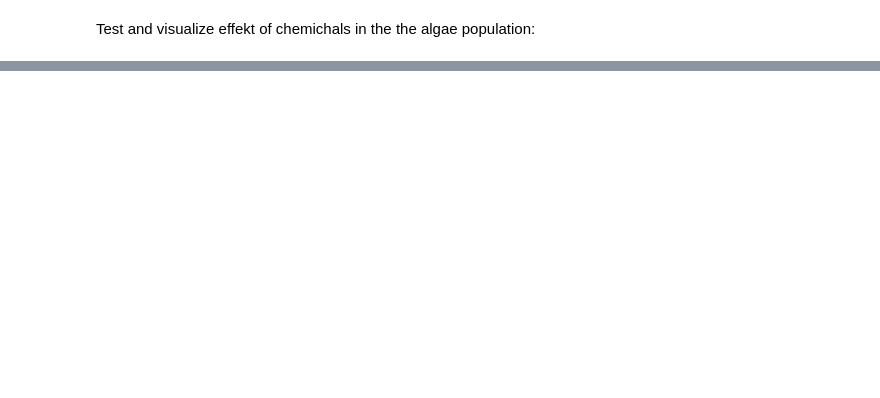
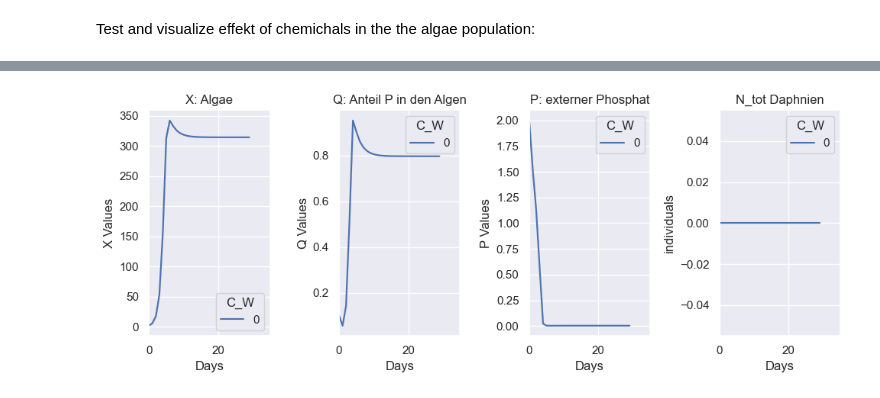
Before and after one commit to Valentin-Schwarz/mempyDEB, a Jupyter notebook: mempyDEB/DEBIBM/algea_model.ipynb, the cells around one changed output, grey strips where cells are left out. Drawn from its saved outputs; the diff is of its cells as text; code cells hidden in the pictures; blank space fills up the shorter version.

```diff
--- a/mempyDEB/DEBIBM/algea_model.ipynb
+++ b/mempyDEB/DEBIBM/algea_model.ipynb
@@ -121,0 +124,13 @@ plt.show()
+# %%
+p.glb['tspan'] = (0,30)
+p.glb['N_0'] = 0 #No Daphnia
+p.glb['data_collection_interval']=1 #in order to track shorter tie intervalls
+p.glb['Pdot_in'] = 0.4
+p.glb['tres'] = 240
+p.glb['X0'] = 2
+p.glb['Q0'] = .1
+p.glb['P0'] = 2
+p.glb['C_W'] = 0
+sim = simulate_DEBIBM(p) # runs the baseline model (a variant of DEBkiss)
+mout_constant, aout = sim
+mout_constant
@@ -121,0 +151,31 @@ plt.show()
+# %%
+fig, ax = plt.subplots(ncols = 4, figsize = (10,4))
+
+sns.lineplot(data=mout_constant, x='t_day',y='X', ax= ax[0], hue='C_W' )
+ax[0].set_title('X: Algae')
+ax[0].set_xlabel('Days')
+ax[0].set_ylabel('X Values')
+ax[0].set_xlim(0,35)
+
+sns.lineplot(data=mout_constant, x='t_day',y='Q', ax= ax[1], hue='C_W' )
+ax[1].set_title('Q: Anteil P in den Algen')
+ax[1].set_xlabel('Days')
+ax[1].set_ylabel('Q Values')
+ax[1].set_xlim(0,35)
+
+sns.lineplot(data=mout_constant, x='t_day',y='P', ax= ax[2], hue='C_W' )
+ax[2].set_title('P: externer Phosphat')
+ax[2].set_xlabel('Days')
+ax[2].set_ylabel('P Values')
+ax[2].set_xlim(0,35)
+
+sns.lineplot(data=mout_constant, x='t_day',y='N_tot', ax= ax[3], hue='C_W' )
+ax[3].set_title('N_tot Daphnien')
+ax[3].set_xlabel('Days')
+ax[3].set_ylabel('individuals')
+ax[3].set_xlim(0,35)
+
+plt.tight_layout()
+plt.show()
+# %% [output]
+[figure, added]
```
Also changed, not shown: parts of 7 cells of this notebook, 2 other files.
